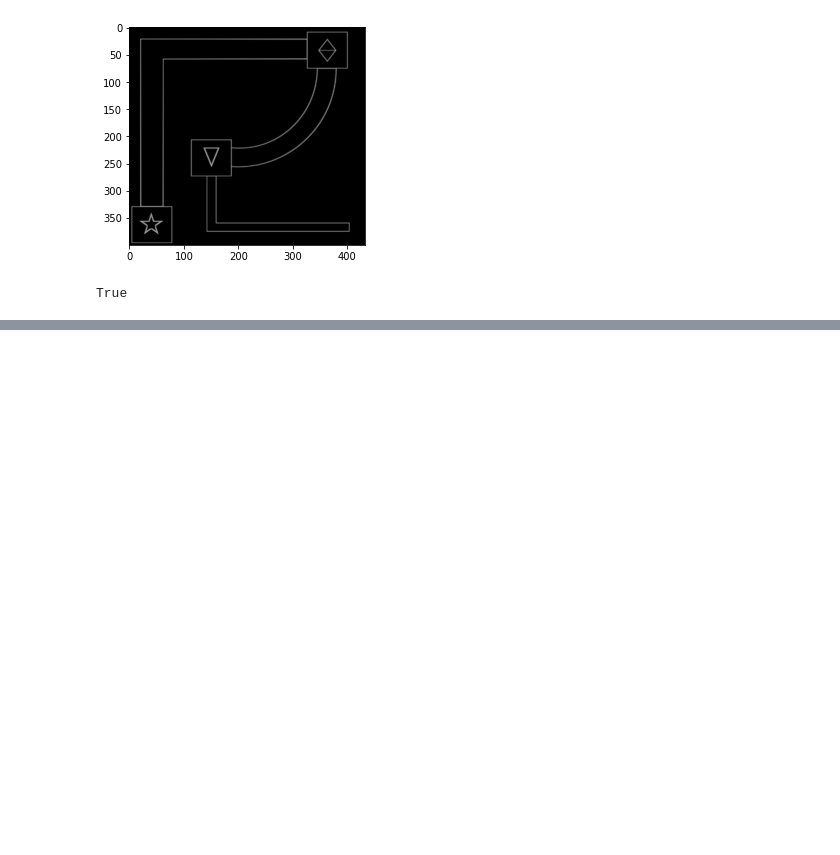
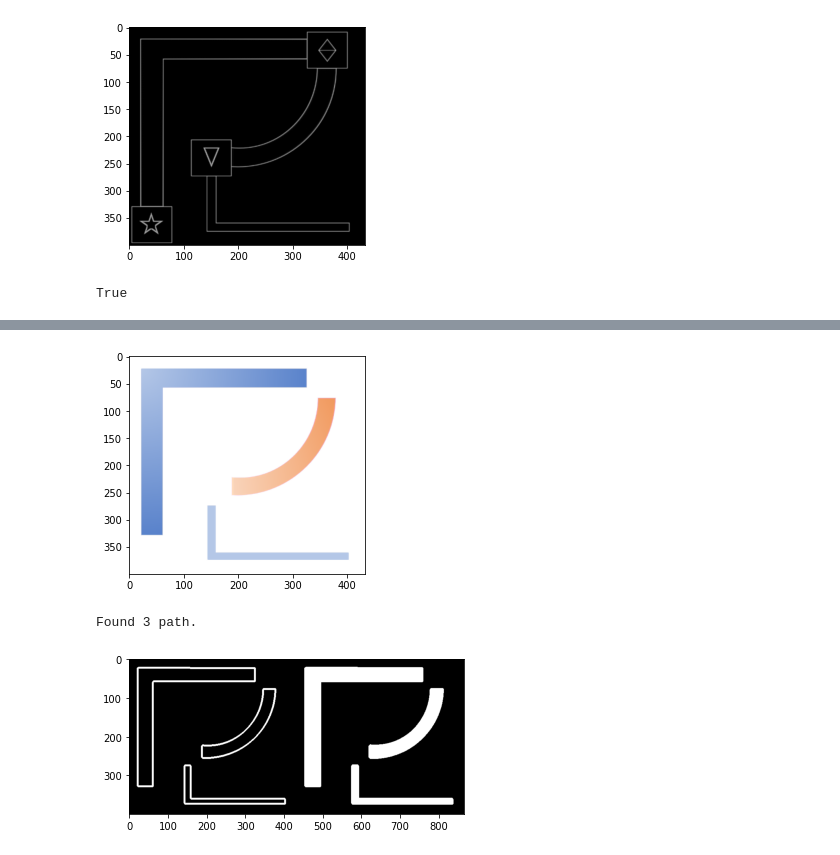
Before and after one commit to teerameth/Module6-7, a Jupyter notebook: Milestone25.ipynb, the cells around one changed output, grey strips where cells are left out. Drawn from its saved outputs; the diff is of its cells as text; code cells hidden in the pictures; blank space fills up the shorter version.

```diff
--- a/Milestone25.ipynb
+++ b/Milestone25.ipynb
@@ -69,0 +112,25 @@ Found 40 contours.
+# %%
+marker_mask = np.ones(frame.shape[:2], dtype="uint8") * 255 # For exclude marker
+cv2.drawContours(marker_mask, cnts_sqrt, -1, 0, -1)
+
+
+## Remove marker and fill with white
+path_img = cv2.bitwise_and(dilation, dilation, mask=marker_mask)
+path_img = cv2.fillPoly(path_img, cnts_sqrt, (255, 255, 255))
+imshow(path_img)
+
+## Find contour of path
+edges_path = cv2.Canny(path_img, 20, 100)
+cnts_path, hierarchy_path = cv2.findContours(edges_path,cv2.RETR_EXTERNAL, cv2.CHAIN_APPROX_NONE)
+print("Found {} path.".format(len(contours_path)))
+
+## Making path mask
+black = np.zeros(frame.shape[:2], dtype="uint8")
+cv2.drawContours(black, cnts_path, -1, 255, 3)
+path_mask = np.zeros(frame.shape[:2], dtype="uint8") # For visualize
+path_mask = cv2.fillPoly(black.copy(), cnts_path, 255)
+imshow(np.hstack((black, path_mask)))
+# %% [output]
+[figure, added]
+Found 3 path.
+[figure, added]
```
Also changed, not shown: parts of 7 cells of this notebook, 4 other files.
